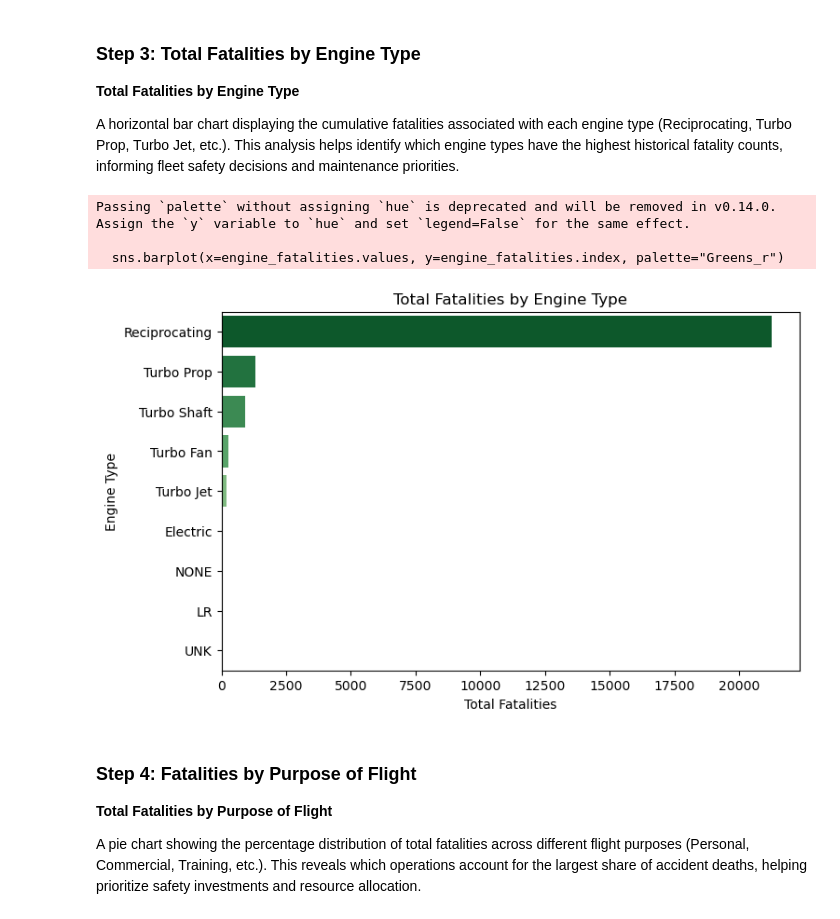
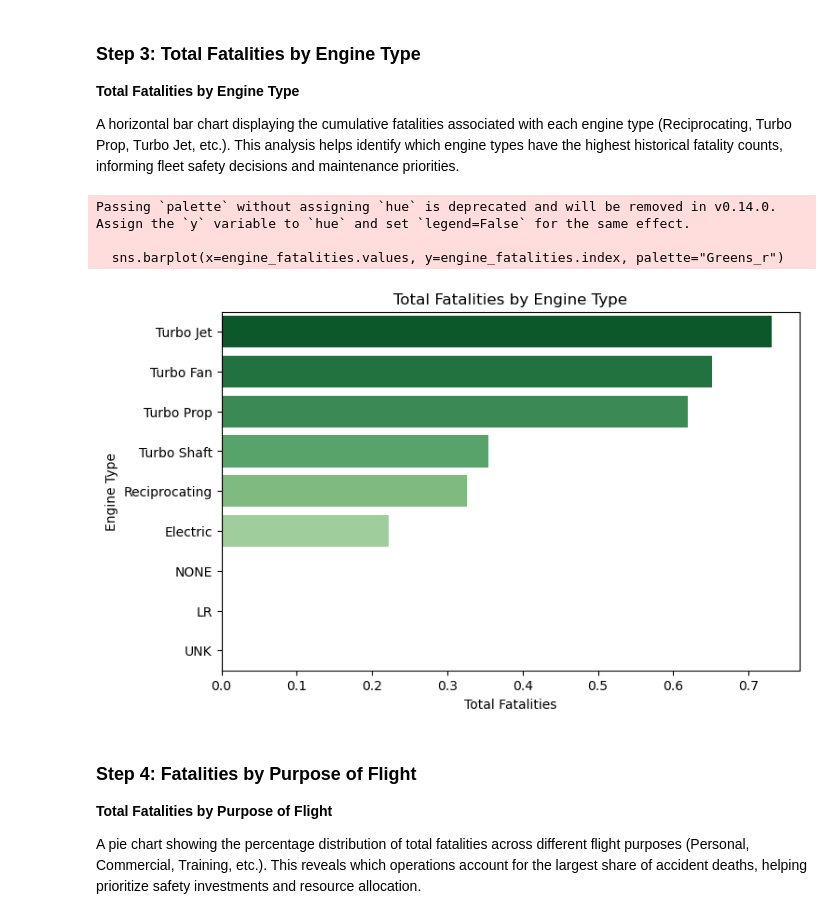
Before and after one commit to jaime8793/dsc-phase-1-project-v3, a Jupyter notebook: student.ipynb, the cells around one changed output. Drawn from its saved outputs; the diff is of its cells as text; code cells hidden in the pictures.

```diff
--- a/student.ipynb
+++ b/student.ipynb
@@ -291,18 +291,18 @@ Passing `palette` without assigning `hue` is deprecated and will be removed in v
 A horizontal bar chart displaying the cumulative fatalities associated with each engine type (Reciprocating, Turbo Prop, Turbo Jet, etc.). This analysis helps identify which engine types have the highest historical fatality counts, informing fleet safety decisions and maintenance priorities.
 # %%
 plt.figure(figsize=(8,5))
-engine_fatalities = df.groupby('Engine.Type')['Fatalities'].sum().sort_values(ascending=False)
+engine_fatalities = df.groupby('Engine.Type')['Fatalities'].mean().sort_values(ascending=False)
 
 sns.barplot(x=engine_fatalities.values, y=engine_fatalities.index, palette="Greens_r")
 plt.title("Total Fatalities by Engine Type")
 plt.xlabel("Total Fatalities")
 plt.ylabel("Engine Type")
 plt.show()
 # %% [output]
 Passing `palette` without assigning `hue` is deprecated and will be removed in v0.14.0. Assign the `y` variable to `hue` and set `legend=False` for the same effect.
 
   sns.barplot(x=engine_fatalities.values, y=engine_fatalities.index, palette="Greens_r")
-[figure, old version]
+[figure, new version]
 # %% [markdown]
 ### Step 4: Fatalities by Purpose of Flight
 
```
Also changed, not shown: parts of 1 cell of this notebook.
